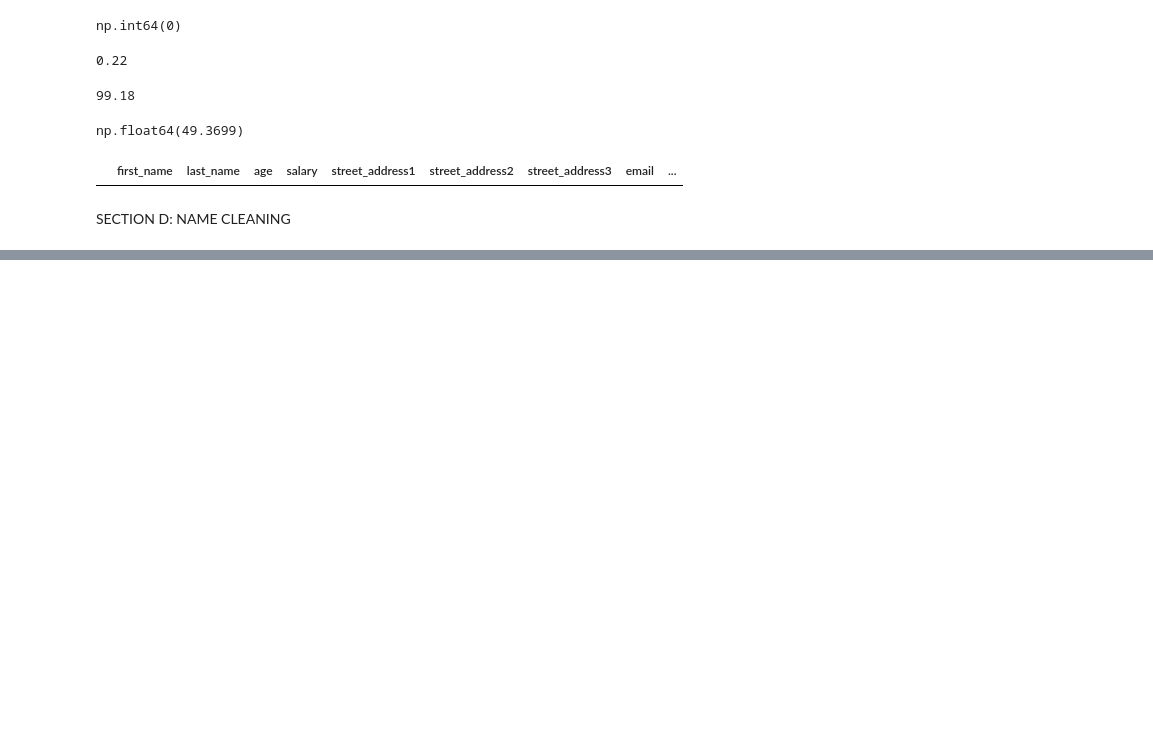
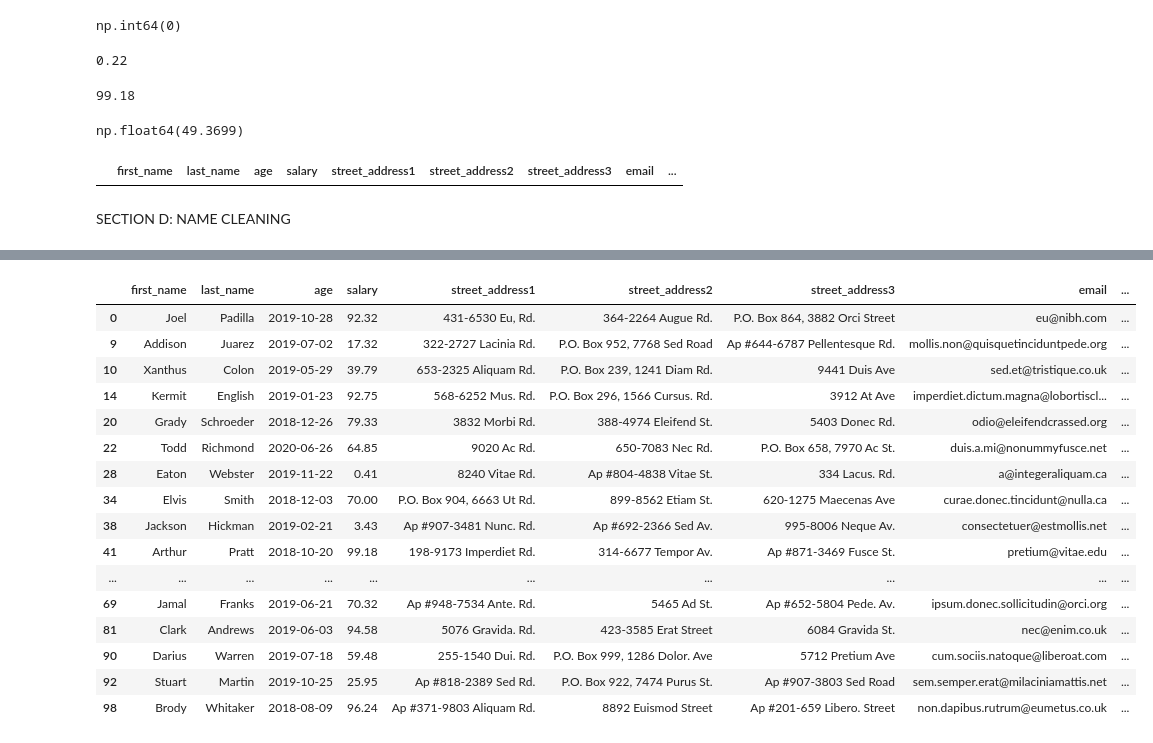
Before and after one commit to Sru-j/daily_lab_activities, a Jupyter notebook: 2_Example_DataCleaning.ipynb, the cells around one changed output, grey strips where cells are left out. Cells and saved outputs as stored; diff of their text form; code cells hidden in the pictures; blank space fills up the shorter version.

```diff
--- a/2_Example_DataCleaning.ipynb
+++ b/2_Example_DataCleaning.ipynb
@@ -267,0 +545,22 @@ SECTION D: NAME CLEANING
+# %%
+# Detect inconsistent abbreviations (Rd. vs Road, St. vs Street)
+#for street 1
+df[df['street_address1'].str.contains('Rd','Road')]
+# %% [output]
+|  | first_name | last_name | age | salary | street_address1 | street_address2 | street_address3 | email | ... |
+| 0 | Joel | Padilla | 2019-10-28 | 92.32 | 431-6530 Eu, Rd. | 364-2264 Augue Rd. | P.O. Box 864, 3882 Orci Street | eu@nibh.com | ... |
+| 9 | Addison | Juarez | 2019-07-02 | 17.32 | 322-2727 Lacinia Rd. | P.O. Box 952, 7768 Sed Road | Ap #644-6787 Pellentesque Rd. | mollis.non@quisquetinciduntpede.org | ... |
+| 10 | Xanthus | Colon | 2019-05-29 | 39.79 | 653-2325 Aliquam Rd. | P.O. Box 239, 1241 Diam Rd. | 9441 Duis Ave | sed.et@tristique.co.uk | ... |
+| 14 | Kermit | English | 2019-01-23 | 92.75 | 568-6252 Mus. Rd. | P.O. Box 296, 1566 Cursus. Rd. | 3912 At Ave | imperdiet.dictum.magna@lobortiscl... | ... |
+| 20 | Grady | Schroeder | 2018-12-26 | 79.33 | 3832 Morbi Rd. | 388-4974 Eleifend St. | 5403 Donec Rd. | odio@eleifendcrassed.org | ... |
+| 22 | Todd | Richmond | 2020-06-26 | 64.85 | 9020 Ac Rd. | 650-7083 Nec Rd. | P.O. Box 658, 7970 Ac St. | duis.a.mi@nonummyfusce.net | ... |
+| 28 | Eaton | Webster | 2019-11-22 | 0.41 | 8240 Vitae Rd. | Ap #804-4838 Vitae St. | 334 Lacus. Rd. | a@integeraliquam.ca | ... |
+| 34 | Elvis | Smith | 2018-12-03 | 70.00 | P.O. Box 904, 6663 Ut Rd. | 899-8562 Etiam St. | 620-1275 Maecenas Ave | curae.donec.tincidunt@nulla.ca | ... |
+| 38 | Jackson | Hickman | 2019-02-21 | 3.43 | Ap #907-3481 Nunc. Rd. | Ap #692-2366 Sed Av. | 995-8006 Neque Av. | consectetuer@estmollis.net | ... |
+| 41 | Arthur | Pratt | 2018-10-20 | 99.18 | 198-9173 Imperdiet Rd. | 314-6677 Tempor Av. | Ap #871-3469 Fusce St. | pretium@vitae.edu | ... |
+| ... | ... | ... | ... | ... | ... | ... | ... | ... | ... |
+| 69 | Jamal | Franks | 2019-06-21 | 70.32 | Ap #948-7534 Ante. Rd. | 5465 Ad St. | Ap #652-5804 Pede. Av. | ipsum.donec.sollicitudin@orci.org | ... |
+| 81 | Clark | Andrews | 2019-06-03 | 94.58 | 5076 Gravida. Rd. | 423-3585 Erat Street | 6084 Gravida St. | nec@enim.co.uk | ... |
+| 90 | Darius | Warren | 2019-07-18 | 59.48 | 255-1540 Dui. Rd. | P.O. Box 999, 1286 Dolor. Ave | 5712 Pretium Ave | cum.sociis.natoque@liberoat.com | ... |
+| 92 | Stuart | Martin | 2019-10-25 | 25.95 | Ap #818-2389 Sed Rd. | P.O. Box 922, 7474 Purus St. | Ap #907-3803 Sed Road | sem.semper.erat@milaciniamattis.net | ... |
+| 98 | Brody | Whitaker | 2018-08-09 | 96.24 | Ap #371-9803 Aliquam Rd. | 8892 Euismod Street | Ap #201-659 Libero. Street | non.dapibus.rutrum@eumetus.co.uk | ... |
```
Also changed, not shown: parts of 45 cells of this notebook.
